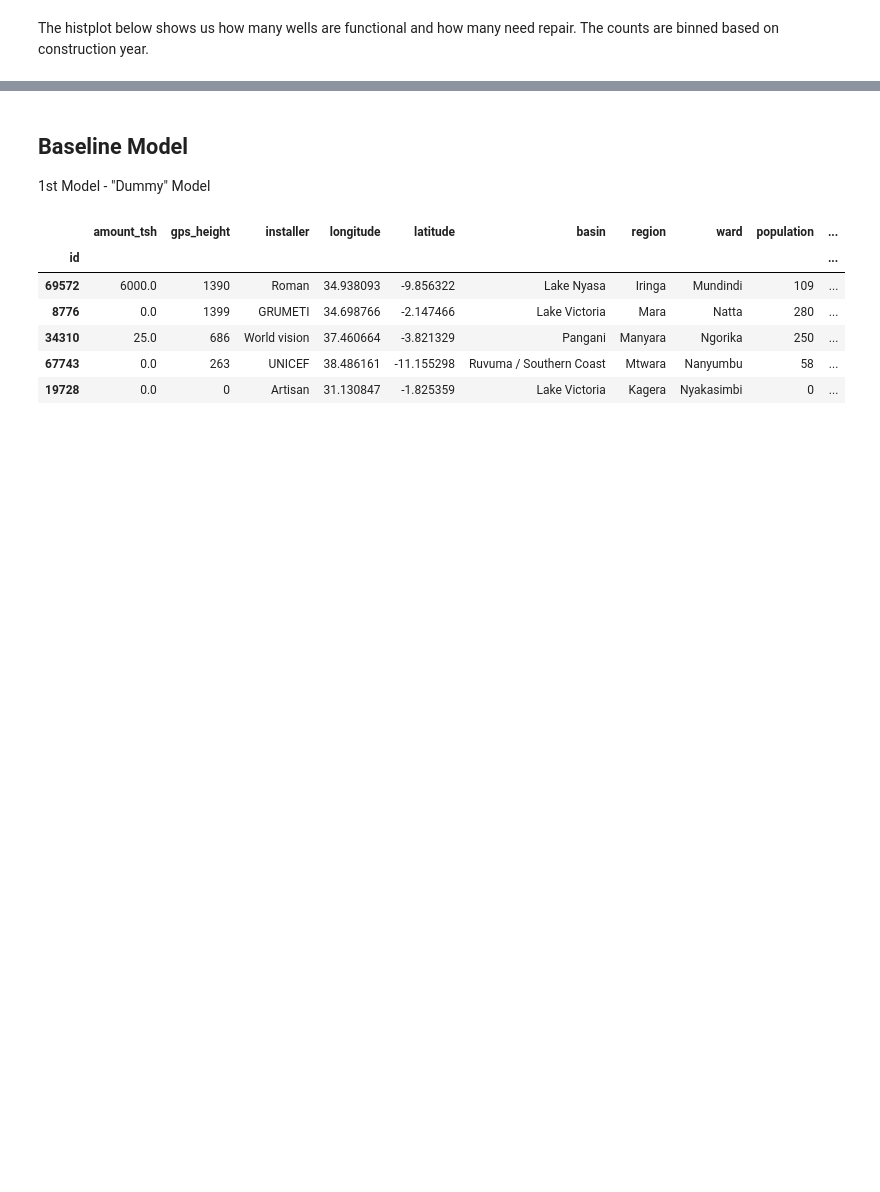
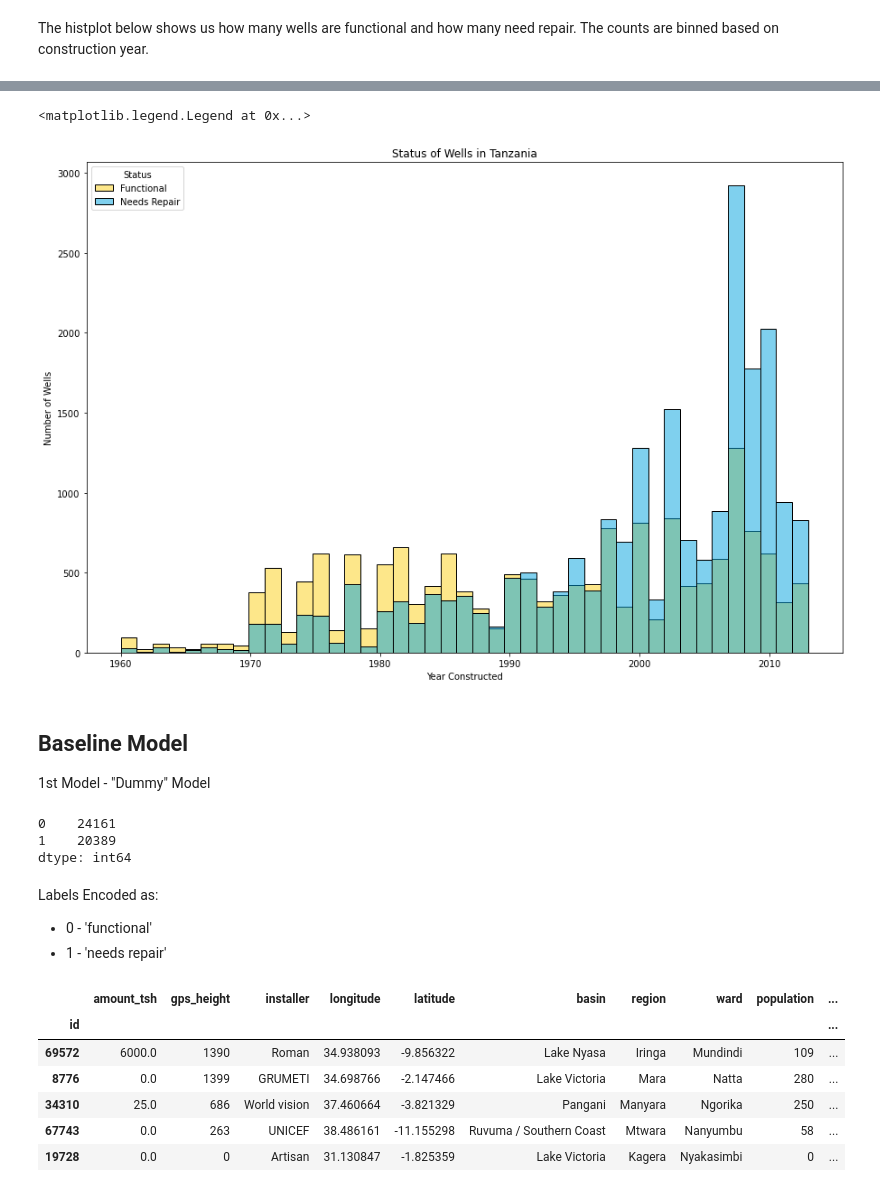
Before and after one commit to fetterollie/Tanzanian-Water-Wells, a Jupyter notebook: main/index.ipynb, the cells around one changed output, grey strips where cells are left out. Saved outputs shown, nothing was run; the diff lists cells and outputs as text; code cells hidden in the pictures; blank space fills up the shorter version.

```diff
--- a/main/index.ipynb
+++ b/main/index.ipynb
@@ -703,3 +728,15 @@ sns.histplot(data=df, x='construction_year', hue='binary_status', palette=bu_yl)
+# %%
+fig, ax = plt.subplots(figsize=(15, 10))
+
+sns.histplot(data=df, x='construction_year', hue='binary_status', palette=bu_yl, ax=ax)
+
+ax.set_title('Status of Wells in Tanzania')
+ax.set_ylabel('Number of Wells')
+ax.set_xlabel('Year Constructed')
+plt.legend(title='Status', loc='upper left', labels=['Functional', 'Needs Repair'])
+# %% [output]
+<matplotlib.legend.Legend at 0x...>
+[figure, added]
 # %% [markdown]
 ## Baseline Model
 1st Model - "Dummy" Model
@@ -710,6 +747,16 @@ X_train, X_test, y_train, y_test = train_test_split(X, y, random_state=42)
 encoder = LabelEncoder()
 y_train = pd.Series(encoder.fit_transform(y_train))
 y_test = pd.Series(encoder.transform(y_test))
+# %%
+y_train.value_counts()
+# %% [output]
+0    24161
+1    20389
+dtype: int64
+# %% [markdown]
+Labels Encoded as:
+- 0 - 'functional'
+- 1 - 'needs repair'
 # %%
 X.head()
 # %% [output]
```
Also changed, not shown: parts of 41 cells of this notebook.
